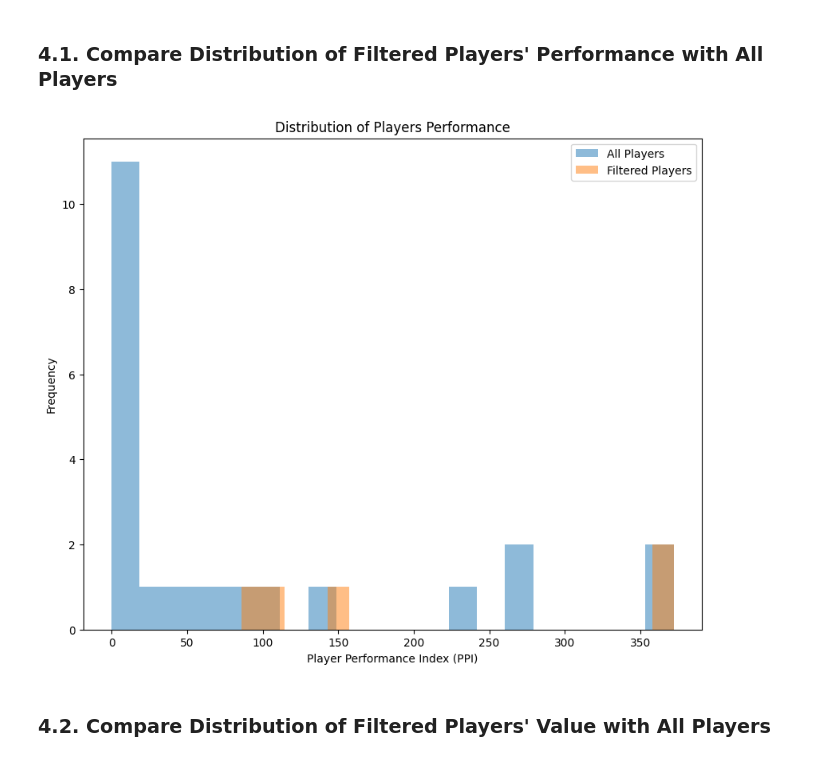
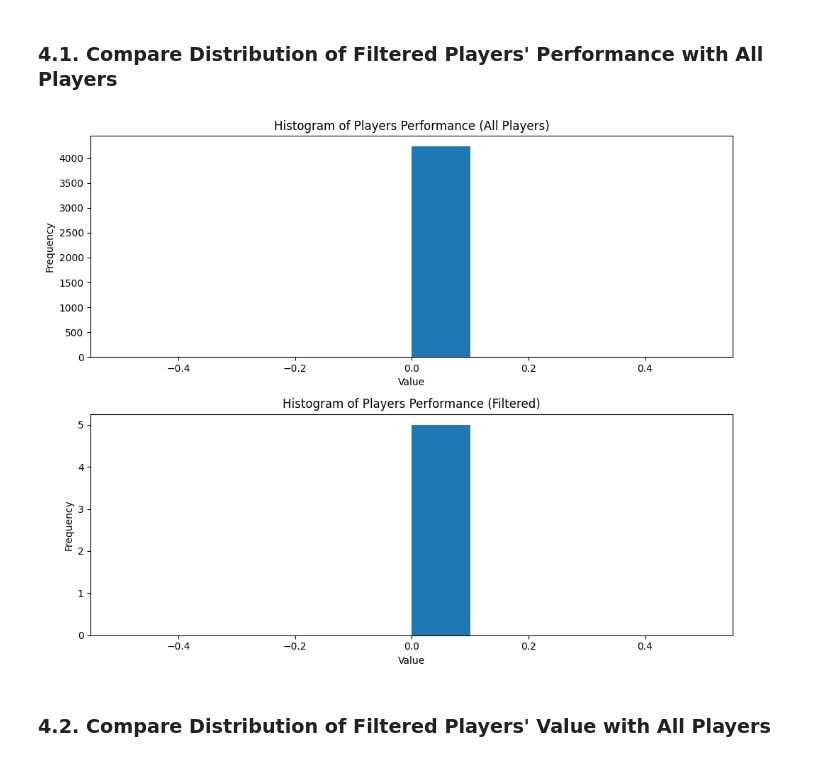
Before and after one commit to fahmani-ms/TransferMarket, a Jupyter notebook: Statistical_Analysis/Requests.ipynb, the cells around one changed output. Cells and saved outputs as stored; diff of their text form; code cells hidden in the pictures.

```diff
--- a/Statistical_Analysis/Requests.ipynb
+++ b/Statistical_Analysis/Requests.ipynb
@@ -261,0 +254,6 @@ requests
+# %%
+q_manager = "SELECT ps.*, market_value FROM transfers AS t LEFT JOIN players_season ps on t.player_id = ps.player_id AND t.season = ps.season LEFT JOIN players p on t.player_id = p.id WHERE t.season = 2021;"
+manager_req = pd.read_sql(q_manager, con=cnx)
+manager_req = position_type(manager_req, dp)
+manager_req = PPI(manager_req)
+manager_req['PPI'].unique()
@@ -262,7 +262,6 @@ requests
 # %%
-manager_req = requests
 manager_req['PPI_Percentile'] = manager_req['PPI'].rank(pct=True)
-manager_req['Value_Percentile'] = manager_req['current_value'].rank(pct=True)
+manager_req['Value_Percentile'] = manager_req['market_value'].rank(pct=True)
 
 top_performer_threshold = manager_req['PPI_Percentile'].quantile(0.6)
 cheapest_players_threshold = manager_req['Value_Percentile'].quantile(0.7)
@@ -279,17 +284,22 @@ KeyError: 'current_value'
 # %% [markdown]
 ### 4.1. Compare Distribution of Filtered Players' Performance with All Players
 # %%
-fig, axes1 = plt.subplots(figsize=(10, 8))
-axes1.hist(manager_req['PPI'], bins=20, alpha=0.5, label='All Players')
-axes1.hist(filtered_players['PPI'], bins=20, alpha=0.5, label='Filtered Players')
-axes1.set_xlabel('Player Performance Index (PPI)')
-axes1.set_ylabel('Frequency')
-axes1.set_title('Distribution of Players Performance')
-axes1.legend()
+fig, (ax1, ax2) = plt.subplots(2, 1, figsize=(10, 8))
 
+ax1.hist(manager_req['PPI'], label='All Players')
+ax1.set_xlabel('Value')
+ax1.set_ylabel('Frequency')
+ax1.set_title('Histogram of Players Performance (All Players)')
+
+ax2.hist(filtered_players['PPI'], label='Filtered Players')
+ax2.set_xlabel('Value')
+ax2.set_ylabel('Frequency')
+ax2.set_title('Histogram of Players Performance (Filtered)')
+
+plt.tight_layout()
 plt.show()
 # %% [output]
-[figure, old version]
+[figure, new version]
 # %% [markdown]
 ### 4.2. Compare Distribution of Filtered Players' Value with All Players
 # %%
```
Also changed, not shown: parts of 14 cells of this notebook, 6 other files.
